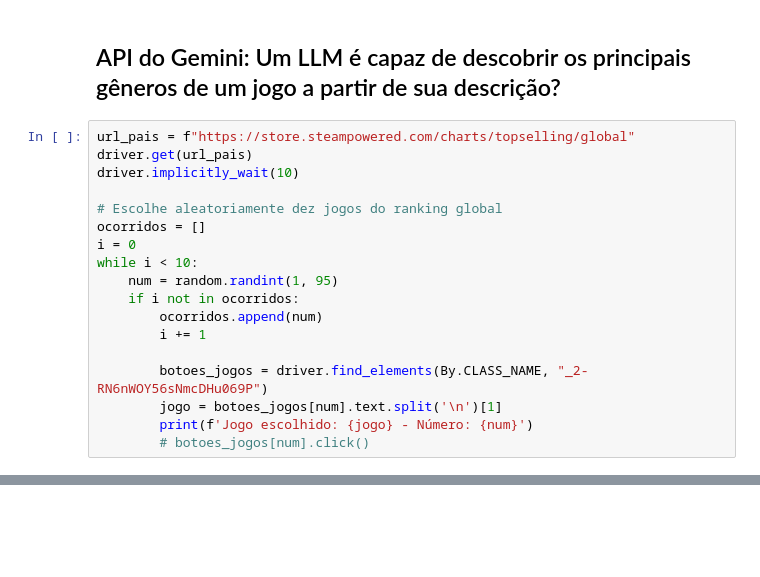
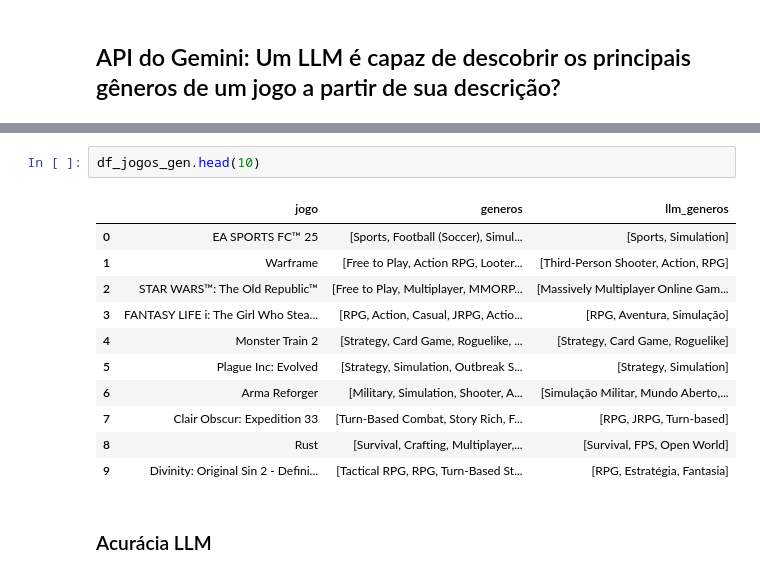
Before and after one commit to pedronery07/Steam_WebScraping, a Jupyter notebook: steam.ipynb, the cells around one changed output, grey strips where cells are left out. Drawn from its saved outputs; the diff is of its cells as text; blank space fills up the shorter version.

Commit message:
LLM adivinhando os generos, comparacao com os reais e acuracia

```diff
--- a/steam.ipynb
+++ b/steam.ipynb
@@ -449,21 +434,3 @@ gerar_wordcloud_generos(df_jogos_top15, "Gêneros Mais Recorrentes - Top 15 Glob
 ## Análise do Wordcloud AQUI!!!
 # %% [markdown]
 ## <div id="analise_llm">API do Gemini: Um LLM é capaz de descobrir os principais gêneros de um jogo a partir de sua descrição?</div>
-# %%
-url_pais = f"https://store.steampowered.com/charts/topselling/global"
-driver.get(url_pais)
-driver.implicitly_wait(10)
-
-# Escolhe aleatoriamente dez jogos do ranking global
-ocorridos = []
-i = 0
-while i < 10:
-    num = random.randint(1, 95)
-    if i not in ocorridos:
-        ocorridos.append(num)
-        i += 1
-
-        botoes_jogos = driver.find_elements(By.CLASS_NAME, "_2-RN6nWOY56sNmcDHu069P")
-        jogo = botoes_jogos[num].text.split('\n')[1]
-        print(f'Jogo escolhido: {jogo} - Número: {num}')
-        # botoes_jogos[num].click()
@@ -480,0 +581,16 @@ Jogo escolhido: Warframe - Número: 25
+# %%
+df_jogos_gen.head(10)
+# %% [output]
+|  | jogo | generos | llm_generos |
+| 0 | EA SPORTS FC™ 25 | [Sports, Football (Soccer), Simul... | [Sports, Simulation] |
+| 1 | Warframe | [Free to Play, Action RPG, Looter... | [Third-Person Shooter, Action, RPG] |
+| 2 | STAR WARS™: The Old Republic™ | [Free to Play, Multiplayer, MMORP... | [Massively Multiplayer Online Gam... |
+| 3 | FANTASY LIFE i: The Girl Who Stea... | [RPG, Action, Casual, JRPG, Actio... | [RPG, Aventura, Simulação] |
+| 4 | Monster Train 2 | [Strategy, Card Game, Roguelike, ... | [Strategy, Card Game, Roguelike] |
+| 5 | Plague Inc: Evolved | [Strategy, Simulation, Outbreak S... | [Strategy, Simulation] |
+| 6 | Arma Reforger | [Military, Simulation, Shooter, A... | [Simulação Militar, Mundo Aberto,... |
+| 7 | Clair Obscur: Expedition 33 | [Turn-Based Combat, Story Rich, F... | [RPG, JRPG, Turn-based] |
+| 8 | Rust | [Survival, Crafting, Multiplayer,... | [Survival, FPS, Open World] |
+| 9 | Divinity: Original Sin 2 - Defini... | [Tactical RPG, RPG, Turn-Based St... | [RPG, Estratégia, Fantasia] |
+# %% [markdown]
+### Acurácia LLM
```
Also changed, not shown: parts of 14 cells of this notebook, 2 other files.
